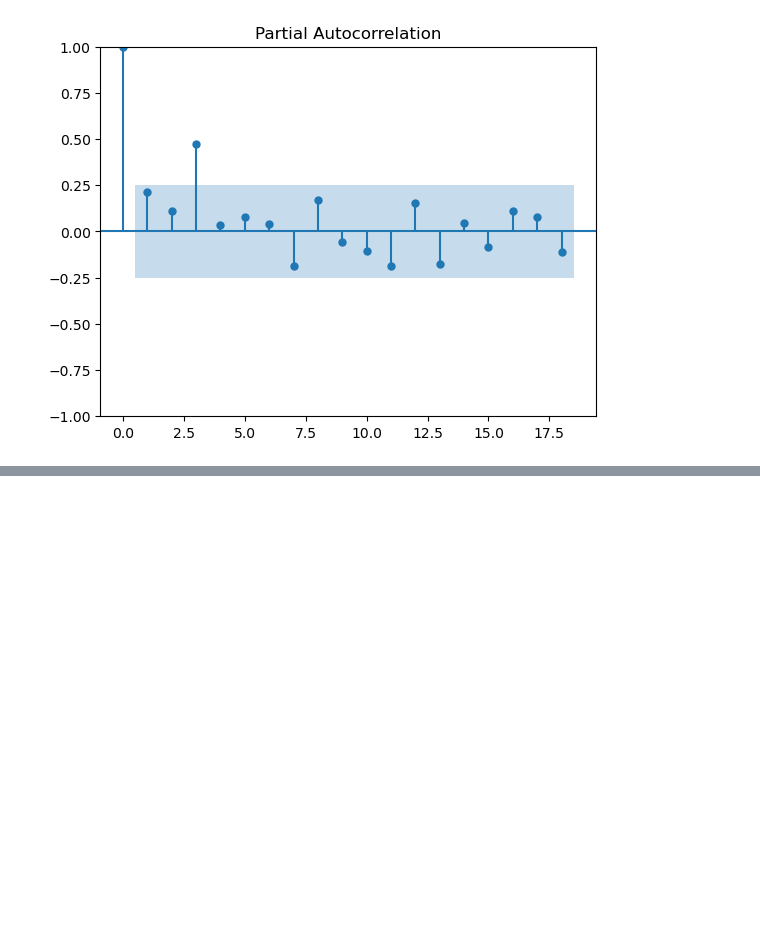
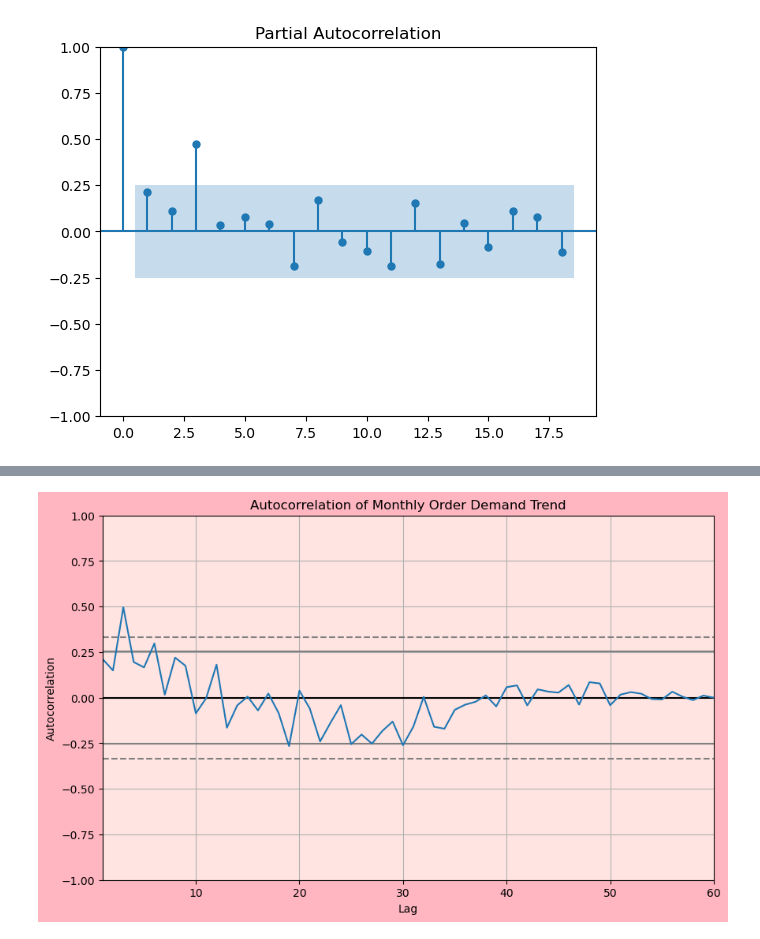
Before and after one commit to Harshit-masiwal/forecast-product-demand-project, a Jupyter notebook: forecast project.ipynb, the cells around one changed output, grey strips where cells are left out. Drawn from its saved outputs; the diff is of its cells as text; code cells hidden in the pictures; blank space fills up the shorter version.

```diff
--- a/forecast project.ipynb
+++ b/forecast project.ipynb
@@ -395,0 +402,8 @@ plt.show()
+# %%
+plt.figure(figsize=(10, 6), facecolor='lightpink')
+autocorrelation_plot(monthly_data)
+plt.gca().set_facecolor('mistyrose')
+plt.title('Autocorrelation of Monthly Order Demand Trend')
+plt.show()
+# %% [output]
+[figure, added]
```
Also changed, not shown: parts of 5 cells of this notebook.
